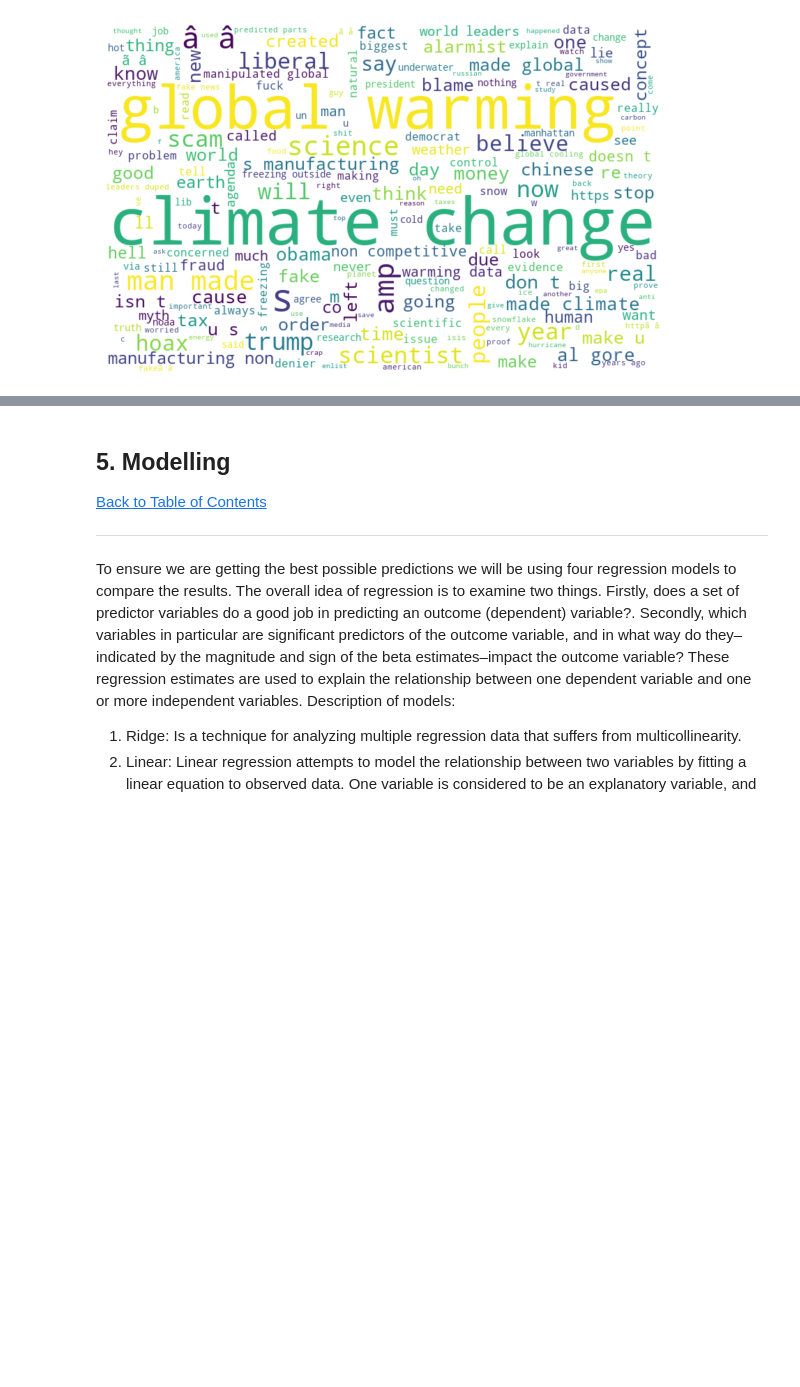
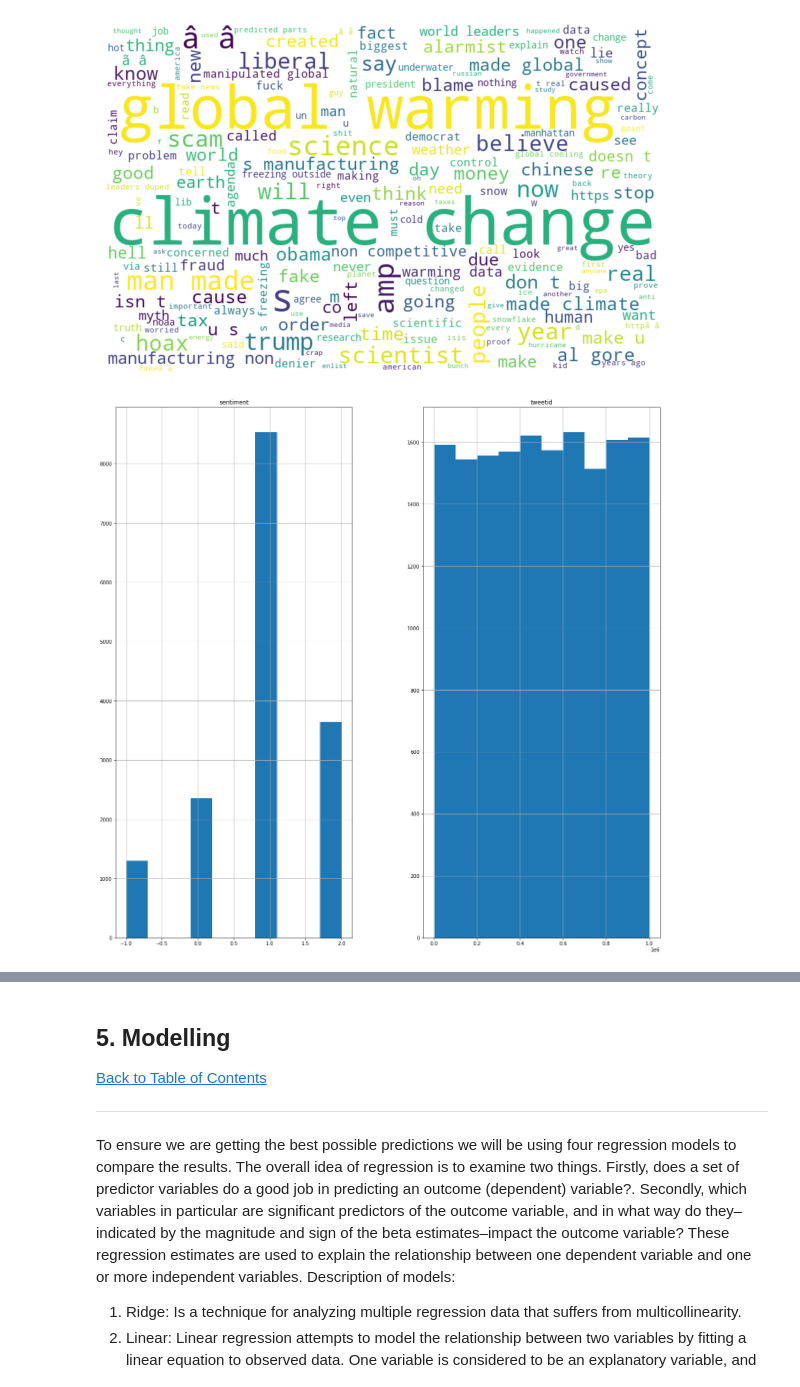
Before and after one commit to ethanmacrae/classification-predict-streamlit-template, a Jupyter notebook: Classification Predict Notebook .ipynb, the cells around one changed output, grey strips where cells are left out. Cells and saved outputs as stored; diff of their text form; code cells hidden in the pictures; blank space fills up the shorter version.

```diff
--- a/Classification Predict Notebook .ipynb
+++ b/Classification Predict Notebook .ipynb
@@ -321,0 +337,4 @@ display(df_test.head())
+# %%
+#removing duplicates
+df_train.drop_duplicates(subset = "message",keep = False,inplace = True)
+df_train
@@ -463,3 +496,9 @@ plt.axis('off')
 plt.show()
 # %% [output]
 [figure]
+# %%
+#histogram
+df_train.hist(figsize=(20,20))
+plt.show()
+# %% [output]
+[figure, added]
```
Also changed, not shown: parts of 10 cells of this notebook.
